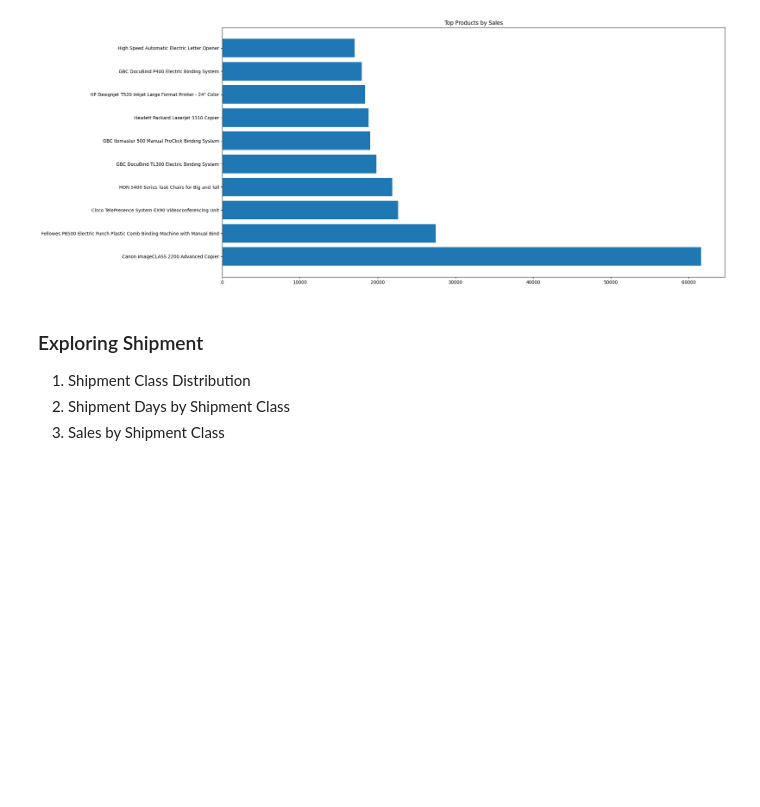
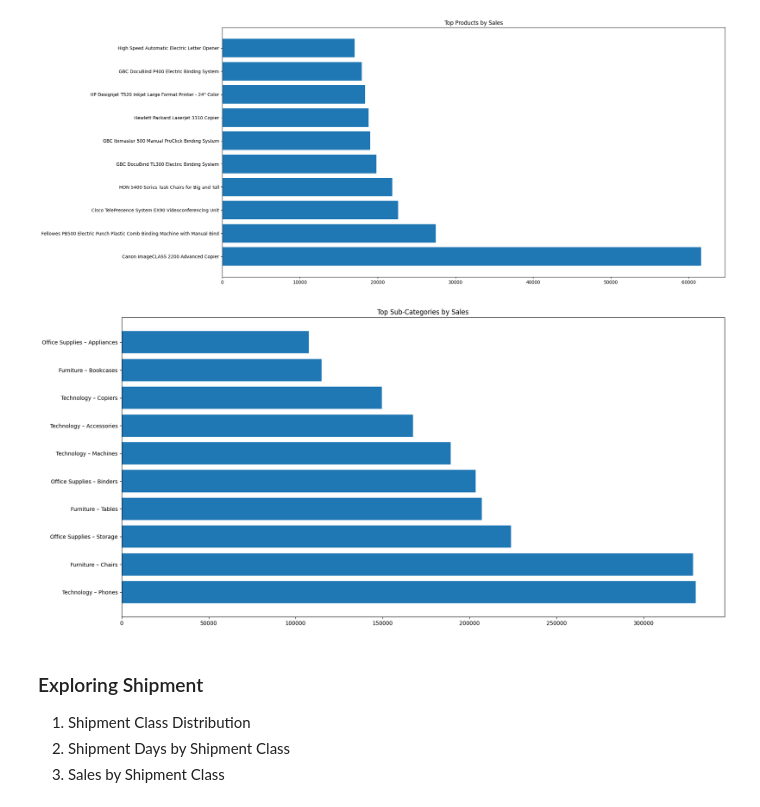
Before and after one commit to cyrilmichino/superstore-sales-analytics, a Jupyter notebook: notebook.ipynb, the cells around one changed output. Cells and saved outputs as stored; diff of their text form; code cells hidden in the pictures; blank space fills up the shorter version.

Commit message:
Sales by Product Visualisations

```diff
--- a/notebook.ipynb
+++ b/notebook.ipynb
@@ -63,3 +63,6 @@ Index(['Order ID', 'Order Date', 'Ship Date', 'Ship Mode', 'Customer ID',
        'Region', 'Product ID', 'Category', 'Sub-Category', 'Product Name',
        'Sales', 'Quantity', 'Discount', 'Profit', 'Returned'],
       dtype='object')
+# %%
+df['Sub-Category'] = df['Category'].str.cat(df['Sub-Category'],sep=' – ')
+df['Sub-Category'].head()
@@ -66,6 +76,6 @@ Index(['Order ID', 'Order Date', 'Ship Date', 'Ship Mode', 'Customer ID',
 # %%
 ## Drop columns that we do not need for analysis or that are redundant
-df = df.drop(['Order ID','Customer ID','City','Postal Code','Product ID','Country'],axis=1)
+df = df.drop(['Order ID','Customer ID','City','Postal Code','Product ID', 'Category','Country'],axis=1)
 print(df.columns)
 # %% [output]
 Index(['Order Date', 'Ship Date', 'Ship Mode', 'Customer Name', 'Segment',
@@ -176,6 +186,16 @@ plt.title('Top Products by Sales')
 plt.show()
 # %% [output]
 [figure]
+# %%
+cat_sales = df[['Sales','Sub-Category']].groupby(['Sub-Category']).sum().sort_values(by='Sales', ascending=False)
+cat_sales = cat_sales.reset_index()
+
+plt.figure(figsize=(20,10))
+plt.barh(cat_sales['Sub-Category'][:10],cat_sales['Sales'][:10])
+plt.title('Top Sub-Categories by Sales')
+plt.show()
+# %% [output]
+[figure, added]
 # %% [markdown]
 ### Exploring Shipment
 1. Shipment Class Distribution
```
Also changed, not shown: parts of 1 cell of this notebook.
